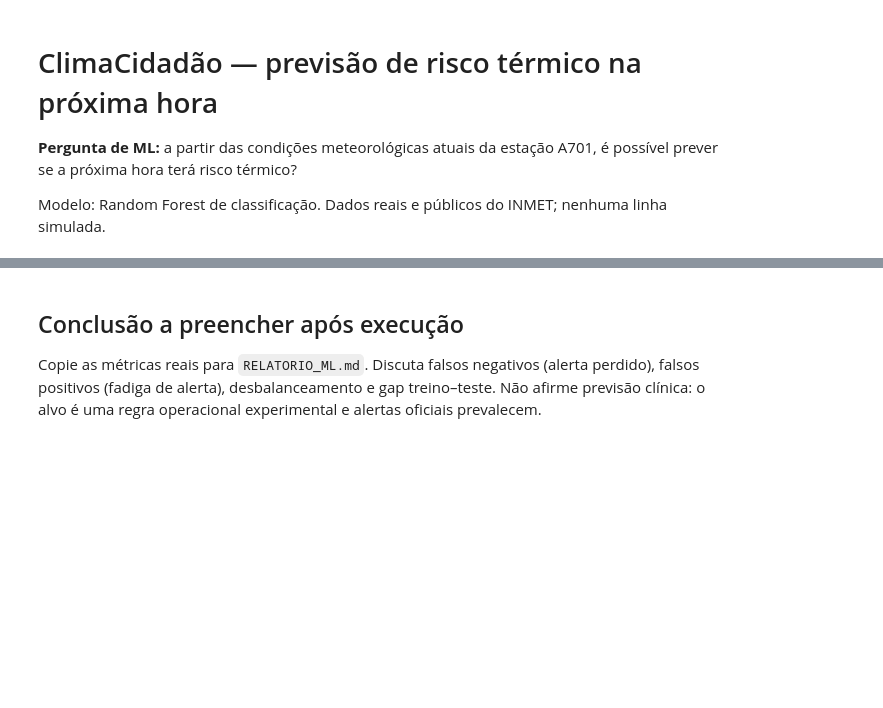
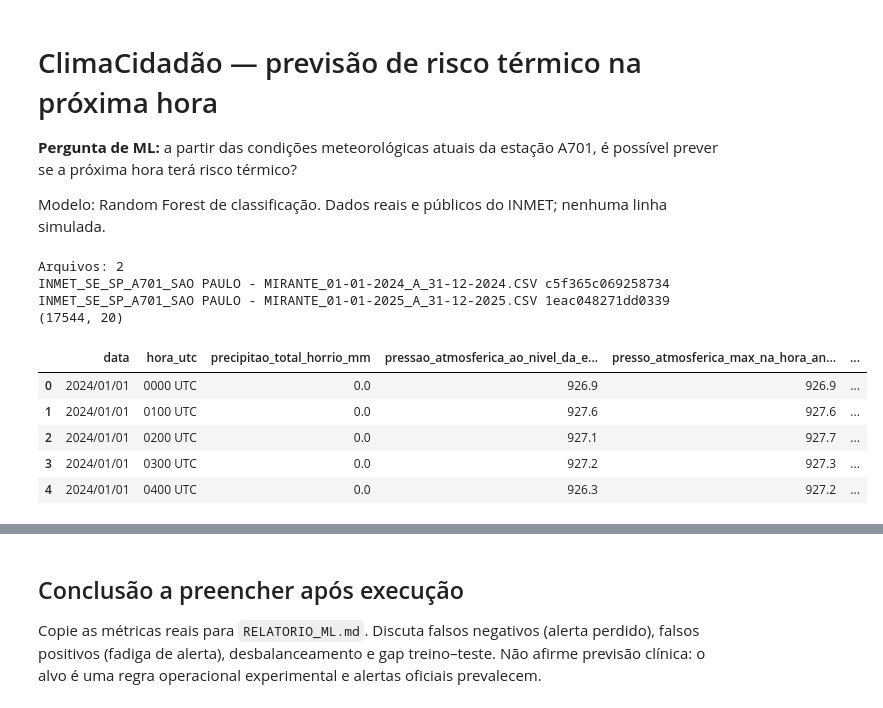
Before and after one commit to MateussantosVSr3/gshumana, a Jupyter notebook: ml/clima_cidadao.ipynb, the cells around one changed output, grey strips where cells are left out. Saved outputs shown, nothing was run; the diff lists cells and outputs as text; code cells hidden in the pictures; blank space fills up the shorter version.

```diff
--- a/ml/clima_cidadao.ipynb
+++ b/ml/clima_cidadao.ipynb
@@ -17,19 +17,30 @@ from sklearn.inspection import permutation_importance
 RANDOM_STATE = 42
 pd.set_option('display.max_columns', 50)
 # %%
-files = sorted(Path('dados').glob('*.CSV')) + sorted(Path('dados').glob('*.csv'))
+files = sorted(p for p in Path('dados').iterdir() if p.is_file() and p.suffix.lower() == '.csv')
 assert files, 'Baixe e extraia os CSVs oficiais conforme dados/README.md'
 print('Arquivos:', len(files))
 for p in files: print(p.name, hashlib.sha256(p.read_bytes()).hexdigest()[:16])
 
 def read_inmet(path):
     raw = path.read_text(encoding='latin1', errors='replace').splitlines()
     header = next(i for i, line in enumerate(raw) if 'Data' in line and ';' in line)
     df = pd.read_csv(path, sep=';', decimal=',', encoding='latin1', skiprows=header)
     df.columns = [re.sub(r'[^a-z0-9]+','_', c.lower().encode('ascii','ignore').decode()).strip('_') for c in df.columns]
     return df
 raw = pd.concat([read_inmet(p) for p in files], ignore_index=True)
 print(raw.shape); display(raw.head())
+# %% [output]
+Arquivos: 2
+INMET_SE_SP_A701_SAO PAULO - MIRANTE_01-01-2024_A_31-12-2024.CSV c5f365c069258734
+INMET_SE_SP_A701_SAO PAULO - MIRANTE_01-01-2025_A_31-12-2025.CSV 1eac048271dd0339
+(17544, 20)
+|  | data | hora_utc | precipitao_total_horrio_mm | pressao_atmosferica_ao_nivel_da_e... | presso_atmosferica_max_na_hora_an... | ... |
+| 0 | 2024/01/01 | 0000 UTC | 0.0 | 926.9 | 926.9 | ... |
+| 1 | 2024/01/01 | 0100 UTC | 0.0 | 927.6 | 927.6 | ... |
+| 2 | 2024/01/01 | 0200 UTC | 0.0 | 927.1 | 927.7 | ... |
+| 3 | 2024/01/01 | 0300 UTC | 0.0 | 927.2 | 927.3 | ... |
+| 4 | 2024/01/01 | 0400 UTC | 0.0 | 926.3 | 927.2 | ... |
 # %%
 def find_col(words):
     for c in raw.columns:
```
Also changed, not shown: parts of 5 cells of this notebook, 34 other files.
